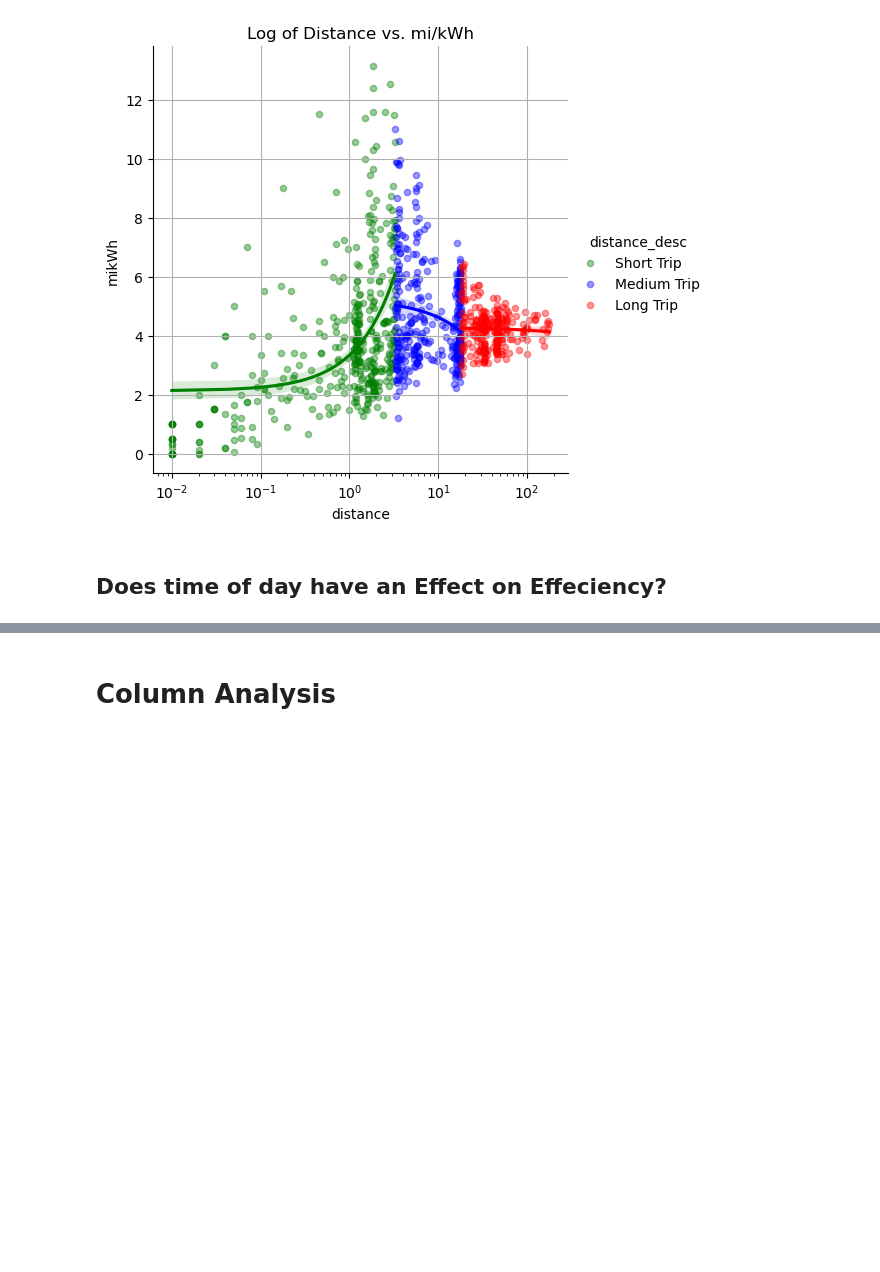
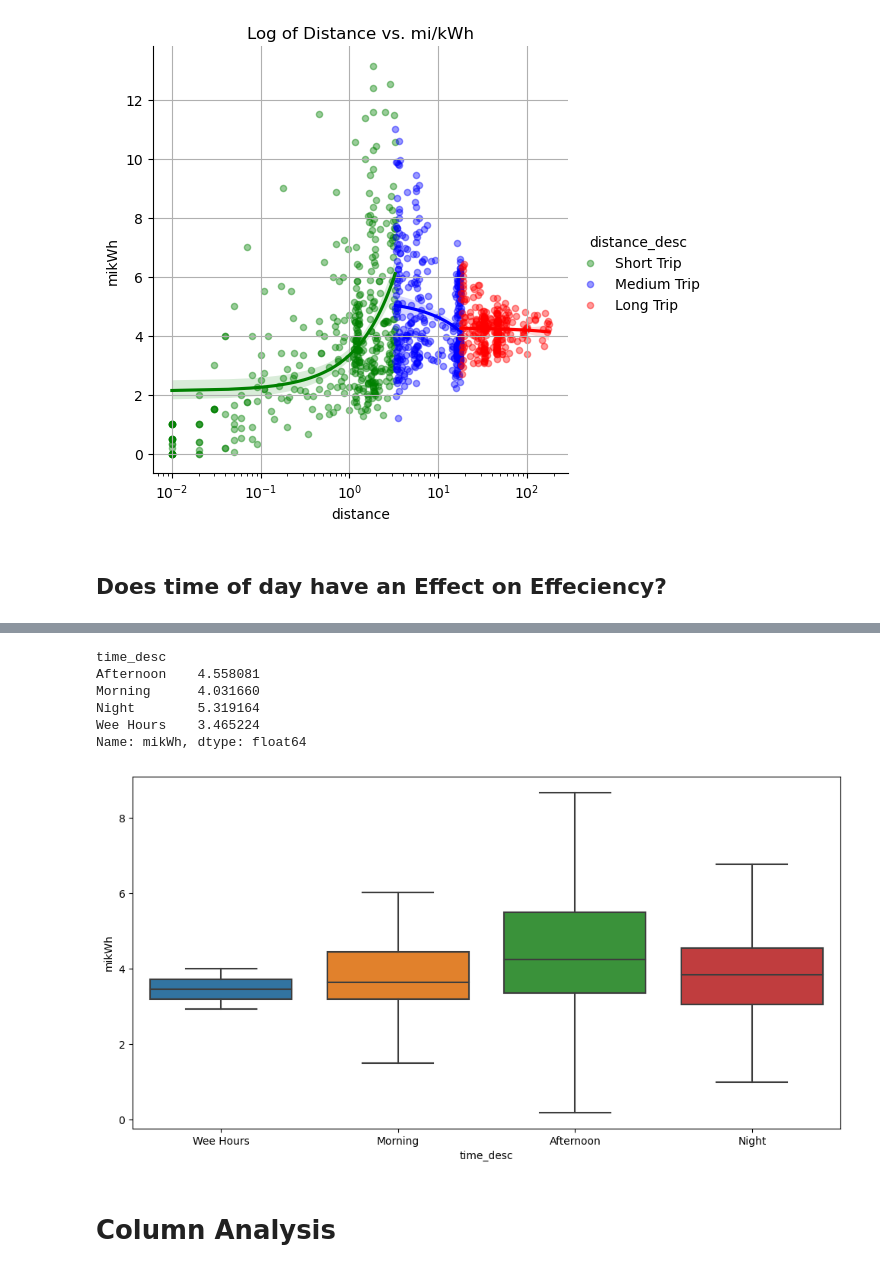
Before and after one commit to schmeeed/python-project-01, a Jupyter notebook: notebooks/01-pda-project-notebook.ipynb, the cells around one changed output, grey strips where cells are left out. Cells and saved outputs as stored; diff of their text form; code cells hidden in the pictures; blank space fills up the shorter version.

Commit message:
added grouping to boxplot visual

```diff
--- a/notebooks/01-pda-project-notebook.ipynb
+++ b/notebooks/01-pda-project-notebook.ipynb
@@ -244,13 +244,3 @@ plt.grid(which='major');
 [figure]
 # %% [markdown]
 ## Does time of day have an Effect on Effeciency?
-# %%
-def time_describe(x):
-    if (x >= 0) and (x < 6):
-        return 'wee hours'
-    elif (x >= 6) and (x < 12):
-        return 'Morning'
-    elif (x >= 12) and (x <= 18):
-        return'Afternoon'
-    elif (x >= 16) and (x < 24) :
-        return 'Night'
@@ -293,0 +247,10 @@ sns.boxplot(x=x, y=y, data=trips, showfliers = False);
+# %%
+def time_describe(x):
+    if (x >= 0) and (x < 6):
+        return 'Wee Hours'
+    elif (x >= 6) and (x < 12):
+        return 'Morning'
+    elif (x >= 12) and (x <= 18):
+        return'Afternoon'
+    elif (x >= 16) and (x < 24) :
+        return 'Night'
@@ -294,3 +274,25 @@ sns.boxplot(x=x, y=y, data=trips, showfliers = False);
+# %%
+time_group = trips.groupby('time_desc')
+time_group.mikWh.mean()
+# %% [output]
+time_desc
+Afternoon    4.558081
+Morning      4.031660
+Night        5.319164
+Wee Hours    3.465224
+Name: mikWh, dtype: float64
+# %%
+# fig, ax = plt.subplots()
+
+y = trips.mikWh
+x = trips.time_desc
+
+
+sns.boxplot(x=x, y=y, data=trips, showfliers = False, order = ['Wee Hours','Morning','Afternoon','Night']);
+
+# The shape exapands as the traffic conditions worsen.
+# %% [output]
+[figure, added]
 # %% [markdown]
 # Column Analysis
 # %% [markdown]
```
Also changed, not shown: parts of 44 cells of this notebook, 2 other files.
